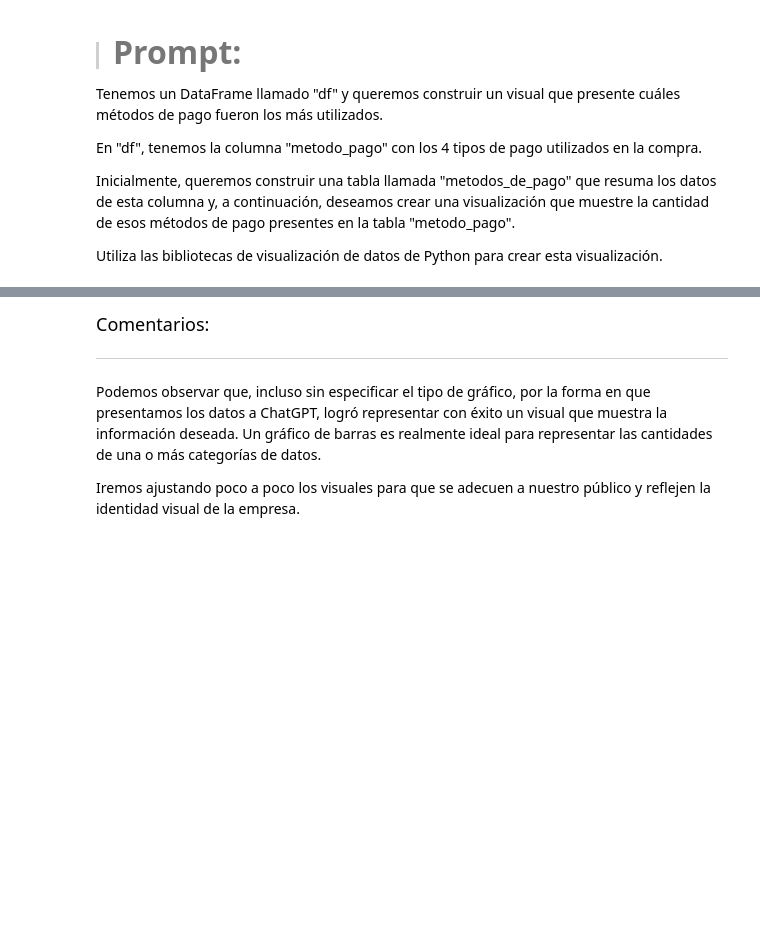
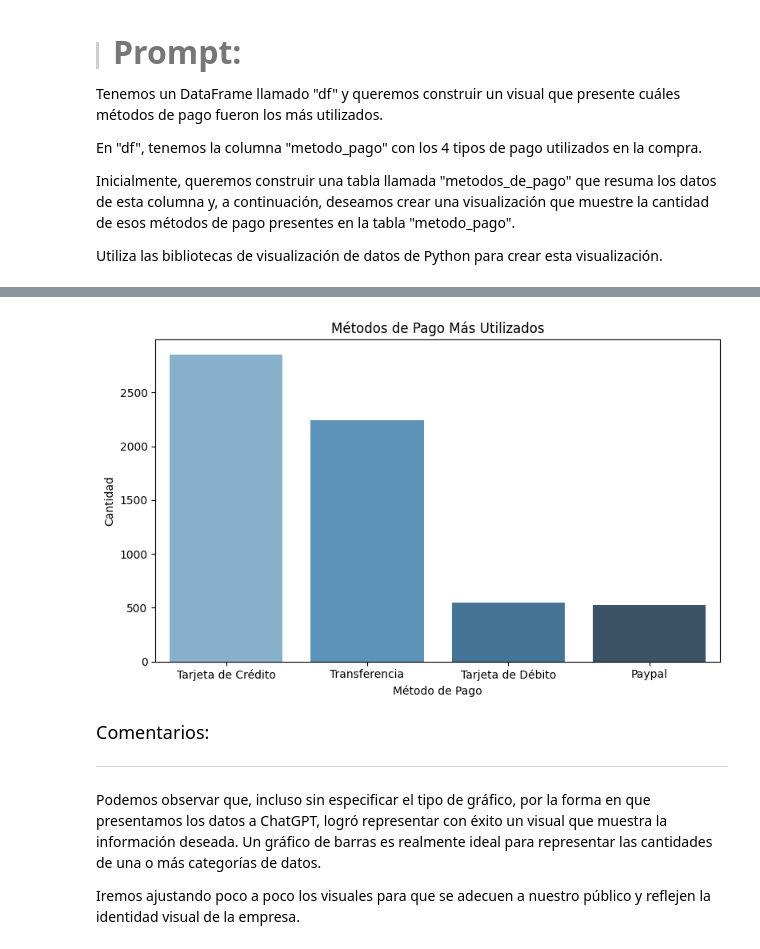
Before and after one commit to leriverah/IA-Aplicada-Ciencia-de-datos, a Jupyter notebook: IA_aplicada_a_ciencia_de_datos.ipynb, the cells around one changed output, grey strips where cells are left out. Saved outputs shown, nothing was run; the diff lists cells and outputs as text; code cells hidden in the pictures; blank space fills up the shorter version.

```diff
--- a/IA_aplicada_a_ciencia_de_datos.ipynb
+++ b/IA_aplicada_a_ciencia_de_datos.ipynb
@@ -264,6 +264,31 @@ Ahora vamos a unir las dos bases de nuestro proyecto en una sola utilizando como
 * nota
 
 Construye un código para ejecutar esta etapa usando Python y la biblioteca Pandas.
+# %%
+df = pd.merge(ventas, clientes, on='ID_compra', how='inner')
+
+# Reorganizamos las columnas en el orden deseado
+columnas_ordenadas = [
+    'ID_compra',
+    'fecha',
+    'horario',
+    'categoria',
+    'precio_unitario',
+    'cantidad',
+    'envio',
+    'metodo_pago',
+    'ID_cliente',
+    'edad',
+    'sexo_biologico',
+    'ciudad',
+    'estado',
+    'region',
+    'cashback',
+    'nota'
+]
+
+# Reordenar el DataFrame
+df_unido = df_unido[columnas_ordenadas]
 # %% [markdown]
 Ahora le pediremos a ChatGPT ideas de visuales que podamos contruir con esos datos
 # %% [markdown]
@@ -341,3 +366,13 @@ En "df", tenemos la columna "metodo_pago" con los 4 tipos de pago utilizados en
 Inicialmente, queremos construir una tabla llamada "metodos_de_pago" que resuma los datos de esta columna y, a continuación, deseamos crear una visualización que muestre la cantidad de esos métodos de pago presentes en la tabla "metodo_pago".
 
 Utiliza las bibliotecas de visualización de datos de Python para crear esta visualización.
+# %%
+import pandas as pd
+import seaborn as sns
+import matplotlib.pyplot as plt
+
+# Supongamos que ya tienes tu DataFrame df cargado
+# Paso 1: Crear la tabla de resumen
+metodos_de_pago = df['metodo_pago'].value_counts().reset_index()
+metodos_de_pago.columns = ['Metodo de Pago', 'Cantidad']
+metodos_de_pago
@@ -344,3 +385,12 @@ Utiliza las bibliotecas de visualización de datos de Python para crear esta vis
+# %%
+plt.figure(figsize=(8, 5))
+sns.barplot(data=metodos_de_pago, x='Metodo de Pago', y='Cantidad', palette='Blues_d')
+plt.title('Métodos de Pago Más Utilizados')
+plt.xlabel('Método de Pago')
+plt.tight_layout()
+plt.show()
+# %% [output]
+[figure, added]
 # %% [markdown]
 
 <font color="7b71ff" size=4> Comentarios: </font>
```
Also changed, not shown: parts of 3 cells of this notebook.
